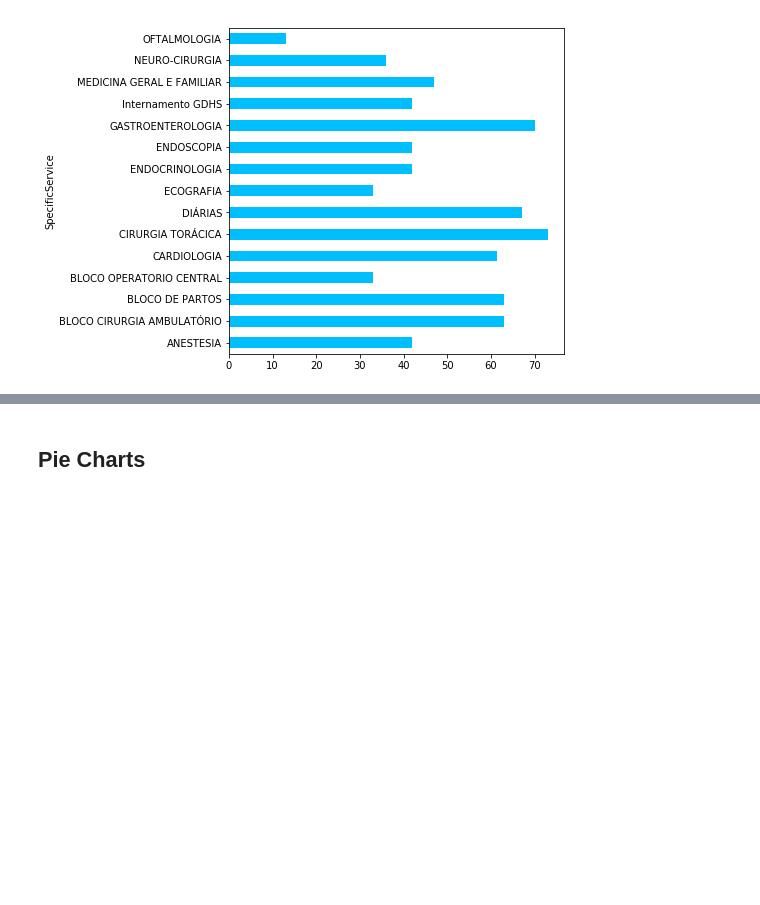
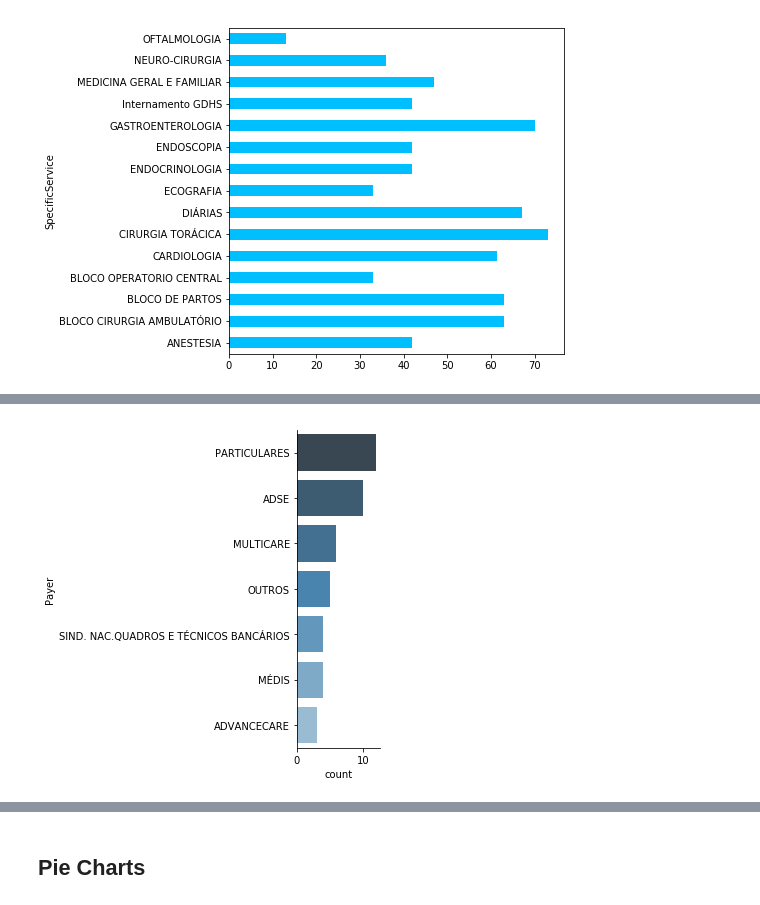
Before and after one commit to crsimmons1/JdMS, a Jupyter notebook: DataVisualization.ipynb, the cells around one changed output, grey strips where cells are left out. Saved outputs shown, nothing was run; the diff lists cells and outputs as text; code cells hidden in the pictures; blank space fills up the shorter version.

```diff
--- a/DataVisualization.ipynb
+++ b/DataVisualization.ipynb
@@ -123,0 +140,4 @@ Service_by_Age.head(15).plot.barh(color="deepskyblue");
+# %%
+sns.catplot(y="Payer", kind="count", palette="Blues_d", data=data);
+# %% [output]
+[figure, added]
```
Also changed, not shown: parts of 7 cells of this notebook.
